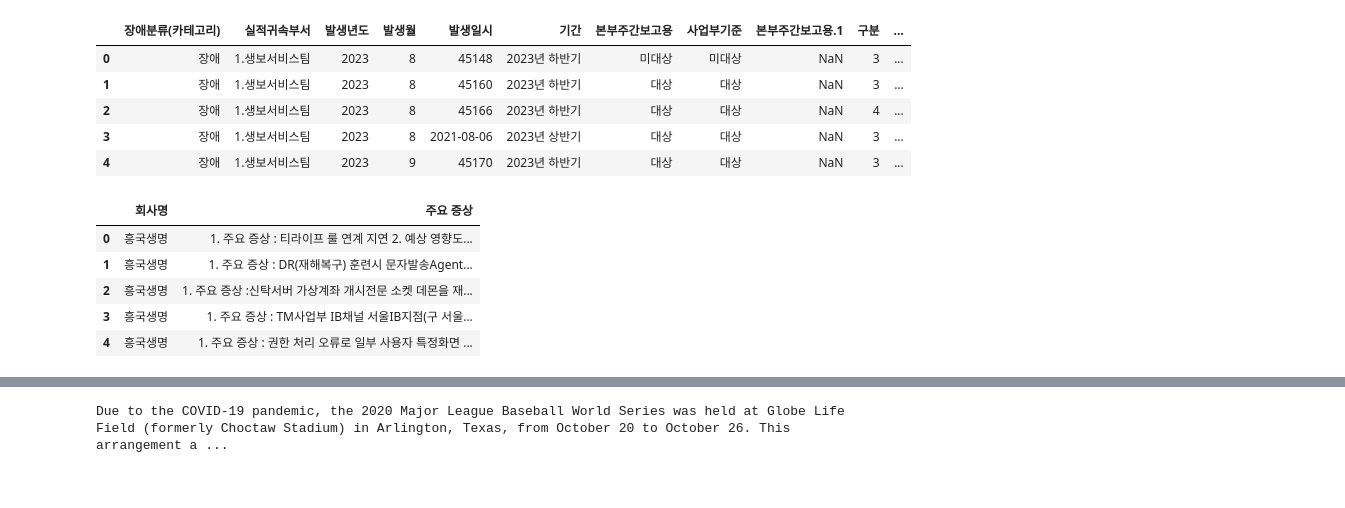
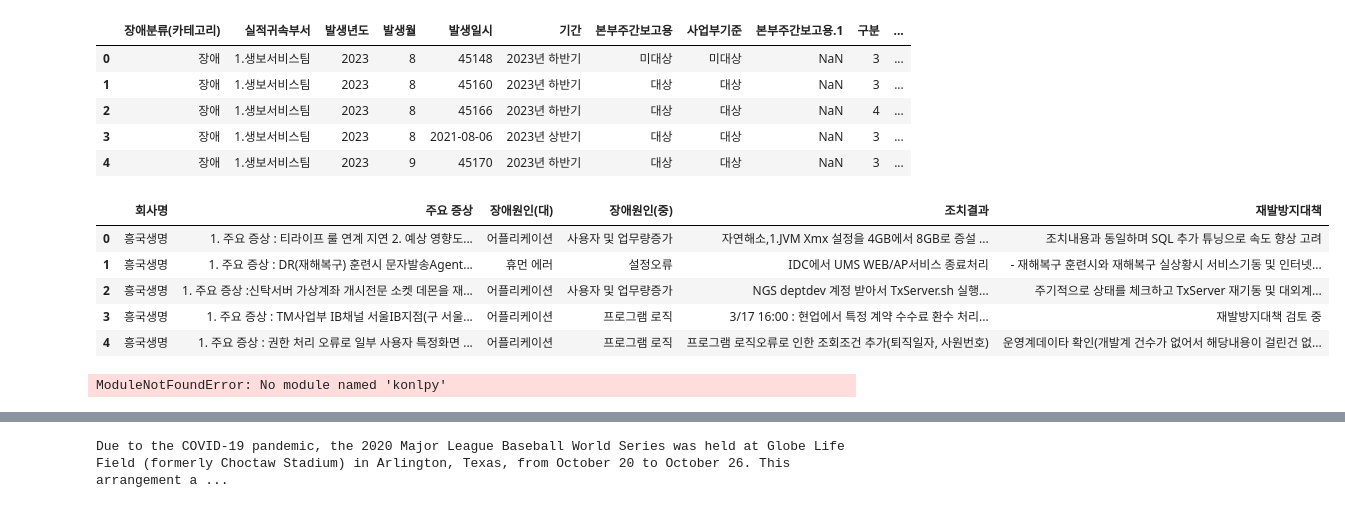
Before and after one commit to tsis-mobile-technology/langchain, a Jupyter notebook: langchain_tut_04.ipynb, the cells around one changed output, grey strips where cells are left out. Cells and saved outputs as stored; diff of their text form; code cells hidden in the pictures.

```diff
--- a/langchain_tut_04.ipynb
+++ b/langchain_tut_04.ipynb
@@ -58,12 +52,59 @@ df.head()
 | 3 | 장애 | 1.생보서비스팀 | 2023 | 8 | 2021-08-06 | 2023년 상반기 | 대상 | 대상 | NaN | 3 | ... |
 | 4 | 장애 | 1.생보서비스팀 | 2023 | 9 | 45170 | 2023년 하반기 | 대상 | 대상 | NaN | 3 | ... |
 # %%
-new_df = df[['회사명', '주요 증상']].copy()
+new_df = df[['회사명', '주요 증상', '장애원인(대)', '장애원인(중)', '조치결과', '재발방지대책']].copy()
 new_df.head()
 # %% [output]
-|  | 회사명 | 주요 증상 |
-| 0 | 흥국생명 | 1. 주요 증상 : 티라이프 룰 연계 지연 2. 예상 영향도... |
-| 1 | 흥국생명 | 1. 주요 증상 : DR(재해복구) 훈련시 문자발송Agent... |
-| 2 | 흥국생명 | 1. 주요 증상 :신탁서버 가상계좌 개시전문 소켓 데몬을 재... |
-| 3 | 흥국생명 | 1. 주요 증상 : TM사업부 IB채널 서울IB지점(구 서울... |
-| 4 | 흥국생명 | 1. 주요 증상 : 권한 처리 오류로 일부 사용자 특정화면 ... |
+|  | 회사명 | 주요 증상 | 장애원인(대) | 장애원인(중) | 조치결과 | 재발방지대책 |
+| 0 | 흥국생명 | 1. 주요 증상 : 티라이프 룰 연계 지연 2. 예상 영향도... | 어플리케이션 | 사용자 및 업무량증가 | 자연해소,1.JVM Xmx 설정을 4GB에서 8GB로 증설 ... | 조치내용과 동일하며 SQL 추가 튜닝으로 속도 향상 고려 |
+| 1 | 흥국생명 | 1. 주요 증상 : DR(재해복구) 훈련시 문자발송Agent... | 휴먼 에러 | 설정오류 | IDC에서 UMS WEB/AP서비스 종료처리 | - 재해복구 훈련시와 재해복구 실상황시 서비스기동 및 인터넷... |
+| 2 | 흥국생명 | 1. 주요 증상 :신탁서버 가상계좌 개시전문 소켓 데몬을 재... | 어플리케이션 | 사용자 및 업무량증가 | NGS deptdev 계정 받아서 TxServer.sh 실행... | 주기적으로 상태를 체크하고 TxServer 재기동 및 대외계... |
+| 3 | 흥국생명 | 1. 주요 증상 : TM사업부 IB채널 서울IB지점(구 서울... | 어플리케이션 | 프로그램 로직 | 3/17 16:00 : 현업에서 특정 계약 수수료 환수 처리... | 재발방지대책 검토 중 |
+| 4 | 흥국생명 | 1. 주요 증상 : 권한 처리 오류로 일부 사용자 특정화면 ... | 어플리케이션 | 프로그램 로직 | 프로그램 로직오류로 인한 조회조건 추가(퇴직일자, 사원번호) | 운영계데이타 확인(개발계 건수가 없어서 해당내용이 걸린건 없... |
+# %%
+import re
+import re
+from konlpy.tag import Okt
+from nltk.corpus import stopwords
+
+# 정규표현식을 사용하여 한글에 대한 불필요한 문자 제거, 표현 제거, 특수문자 제거
+def clean_text(text):
+    # 한글을 제외한 모든 문자 제거
+    text = re.sub(r'[^ ㄱ-ㅣ가-힣]+', '', text)
+    return text
+
+def remove_special_chars(text):
+    # 특수 문자 제거
+    text = re.sub('[^가-힣ㄱ-ㅎㅏ-ㅣa-zA-Z0-9\s]', '', text)
+    return text
+
+def tokenize(text):
+    # 형태소 분석 (토큰화)
+    okt = Okt()
+    tokens = okt.morphs(text)
+    return tokens
+
+def lemmatize(tokens):
+    # 원형 찾기
+    okt = Okt()
+    lemmas = [okt.lemmatize(token) for token in tokens]
+    return lemmas
+
+def pos_tag(tokens):
+    # 품사 태깅
+    okt = Okt()
+    pos_tags = okt.pos(tokens)
+    return pos_tags
+
+def select_pos_words(pos_tags, pos_list):
+    # 필요한 품사의 단어들만 선택
+    selected_words = [word for word, pos in pos_tags if pos in pos_list]
+    return selected_words
+
+def remove_stopwords(words):
+    # 불용어 제거
+    stop_words = set(stopwords.words('korean'))
+    filtered_words = [word for word in words if word not in stop_words]
+    return filtered_words
+# %% [output]
+ModuleNotFoundError: No module named 'konlpy'
```
Also changed, not shown: parts of 3 cells of this notebook.
